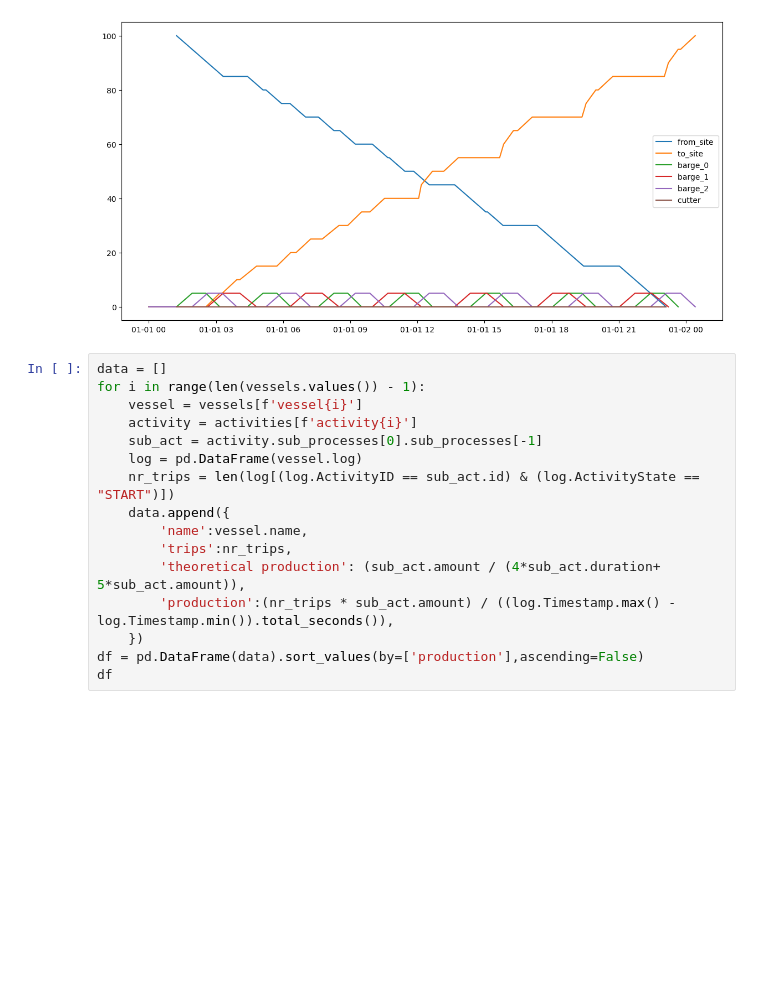
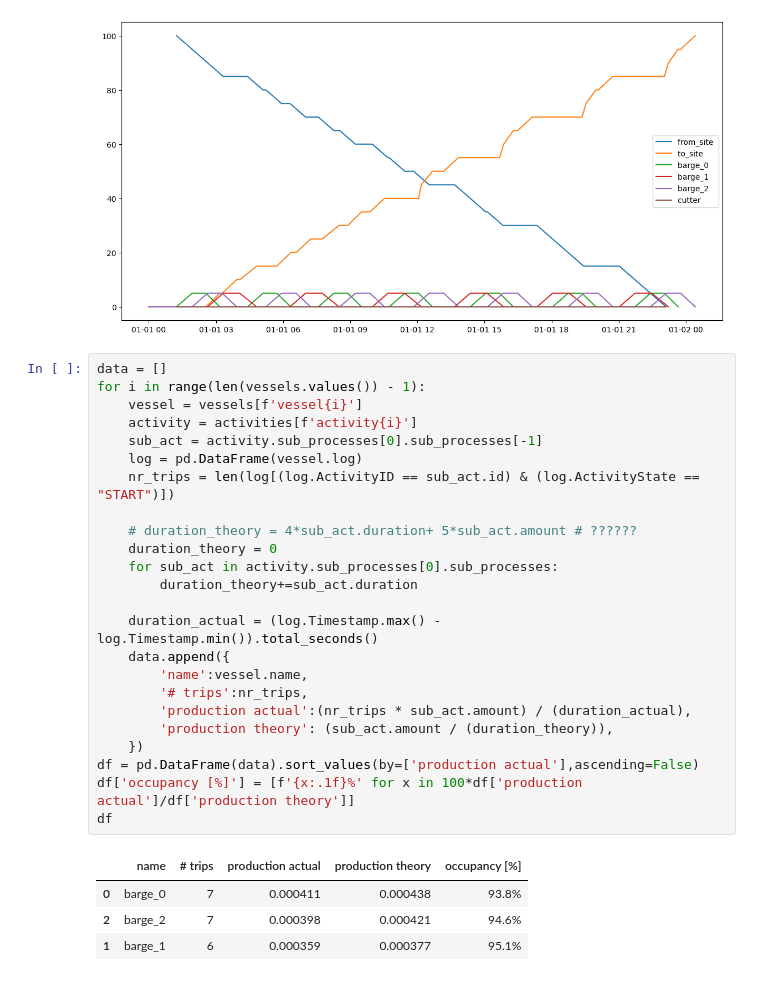
Before and after one commit to TUDelft-CITG/OpenCLSim, a Jupyter notebook: notebooks/24_cutters and barges.ipynb, the cells around one changed output. Drawn from its saved outputs; the diff is of its cells as text; blank space fills up the shorter version.

Commit message:
update post analysis with occupancy

```diff
--- a/notebooks/24_cutters and barges.ipynb
+++ b/notebooks/24_cutters and barges.ipynb
@@ -214,16 +214,29 @@ fig = plot.get_step_chart([from_site, to_site, *vessels.values()])
 # %%
 data = []
 for i in range(len(vessels.values()) - 1):
     vessel = vessels[f'vessel{i}']
     activity = activities[f'activity{i}']
     sub_act = activity.sub_processes[0].sub_processes[-1]
     log = pd.DataFrame(vessel.log)
     nr_trips = len(log[(log.ActivityID == sub_act.id) & (log.ActivityState == "START")])
+
+    # duration_theory = 4*sub_act.duration+ 5*sub_act.amount # ??????
+    duration_theory = 0
+    for sub_act in activity.sub_processes[0].sub_processes:
+        duration_theory+=sub_act.duration
+
+    duration_actual = (log.Timestamp.max() - log.Timestamp.min()).total_seconds()
     data.append({
         'name':vessel.name,
-        'trips':nr_trips,
-        'theoretical production': (sub_act.amount / (4*sub_act.duration+ 5*sub_act.amount)),
-        'production':(nr_trips * sub_act.amount) / ((log.Timestamp.max() - log.Timestamp.min()).total_seconds()),
+        '# trips':nr_trips,
+        'production actual':(nr_trips * sub_act.amount) / (duration_actual),
+        'production theory': (sub_act.amount / (duration_theory)),
     })
-df = pd.DataFrame(data).sort_values(by=['production'],ascending=False)
+df = pd.DataFrame(data).sort_values(by=['production actual'],ascending=False)
+df['occupancy [%]'] = [f'{x:.1f}%' for x in 100*df['production actual']/df['production theory']]
 df
+# %% [output]
+|  | name | # trips | production actual | production theory | occupancy [%] |
+| 0 | barge_0 | 7 | 0.000411 | 0.000438 | 93.8% |
+| 2 | barge_2 | 7 | 0.000398 | 0.000421 | 94.6% |
+| 1 | barge_1 | 6 | 0.000359 | 0.000377 | 95.1% |
```
